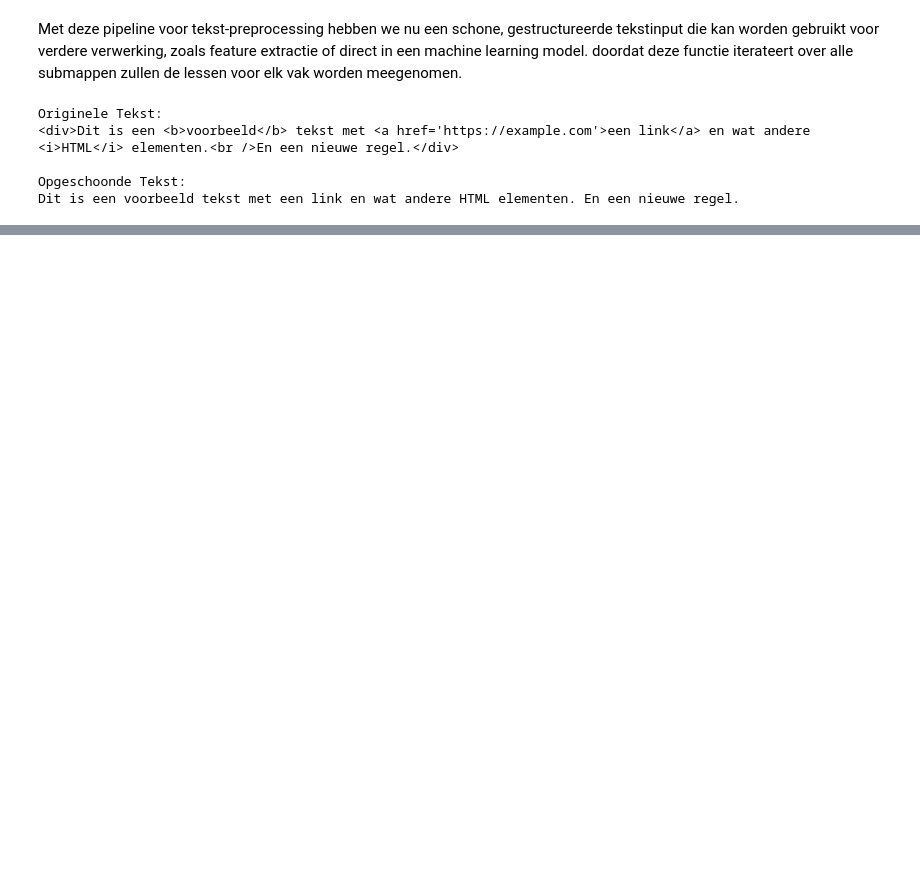
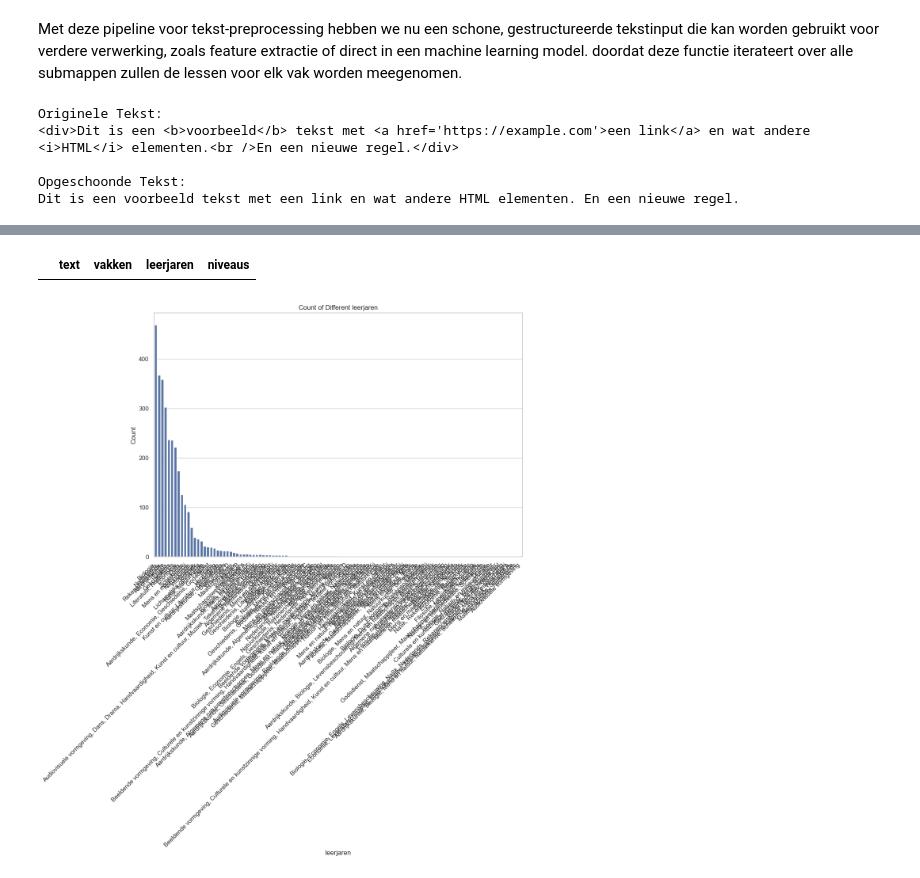
Before and after one commit to JessevdWesten/Datalab-IV, a Jupyter notebook: datalab_1.ipynb, the cells around one changed output, grey strips where cells are left out. Saved outputs shown, nothing was run; the diff lists cells and outputs as text; code cells hidden in the pictures; blank space fills up the shorter version.

```diff
--- a/datalab_1.ipynb
+++ b/datalab_1.ipynb
@@ -17,10 +12,10 @@ import os
 import json
 
 # Specificeer het pad naar de submap 'Bio' waar 'vmbo1.json' zich bevindt
-directory_path = '/content/drive/My Drive/datalab/Bio'
+directory_path = '/Users/lucao/Downloads/json_files'
 
 # Bestandsnaam van het voorbeeld JSON-bestand
-file_name = 'vmbo1.json'
+file_name = '13.json'
 file_path = os.path.join(directory_path, file_name)
 
 # Lees het JSON-bestand en print de inhoud om de structuur te begrijpen
@@ -121,7 +116,7 @@ import os
 import json
 
 # Map waarin alle vakmappen zijn opgeslagen
-directory_path = '/content/drive/My Drive/datalab'
+directory_path = '/Users/lucao/Downloads/json_files'
 
 # Lijst om alle geëxtraheerde teksten op te slaan
 all_texts = []
@@ -386,0 +403,22 @@ extracted_data = pipeline.extract_data()
+# %%
+df[df['vakken'].str.contains('Duitse taal en cultuur')].head(10)
+# %% [output]
+|  | text | vakken | leerjaren | niveaus |
+# %%
+import seaborn as sns
+import matplotlib.pyplot as plt
+
+# Set the style of the plot
+sns.set(style="whitegrid")
+
+# Create the bar plot
+plt.figure(figsize=(12, 8))
+sns.countplot(data=dataframe, x='vakken', order=dataframe['vakken'].value_counts().index)
+plt.xticks(rotation=45, ha='right')
+plt.xlabel('leerjaren')
+plt.ylabel('Count')
+plt.title('Count of Different leerjaren')
+plt.tight_layout()
+plt.show()
+# %% [output]
+[figure, added]
```
Also changed, not shown: parts of 29 cells of this notebook.
